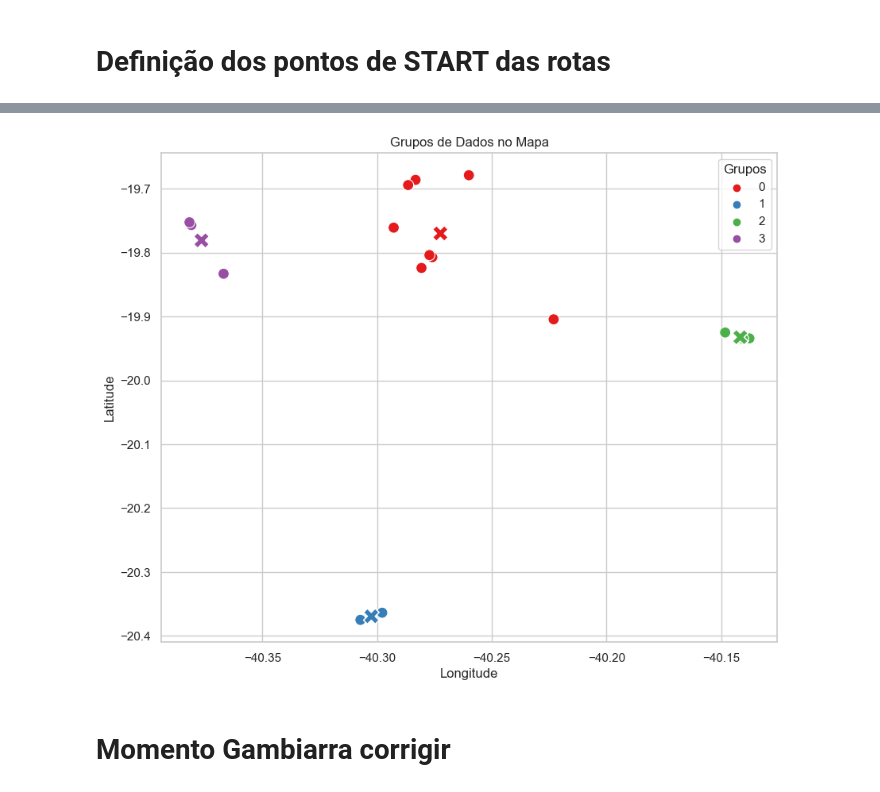
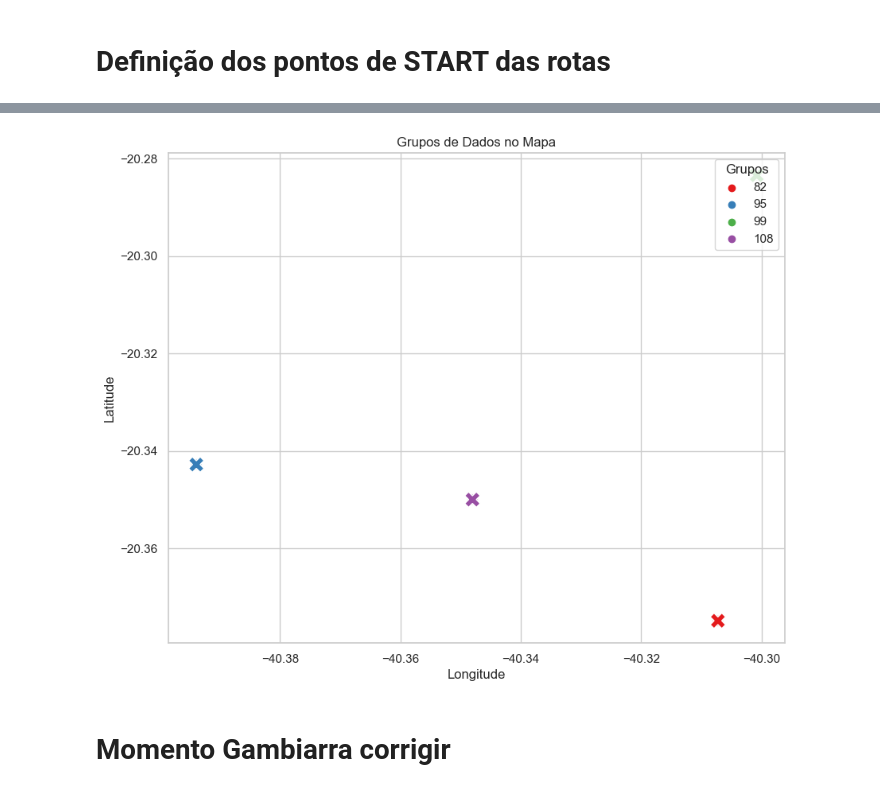
Before and after one commit to Markosalves12/Suzano, a Jupyter notebook: ROTEADOR - PROJECT.ipynb, the cells around one changed output, grey strips where cells are left out. Cells and saved outputs as stored; diff of their text form; code cells hidden in the pictures.

```diff
--- a/ROTEADOR - PROJECT.ipynb
+++ b/ROTEADOR - PROJECT.ipynb
@@ -287,5 +258,0 @@ z
-# %%
-base = 16
-resultado = calcular_proporcionais(list(z['qtd']), base)
-z['n_routs'] = resultado
-z
@@ -298,3 +259,22 @@ z
+# %%
+# Especificar o número desejado de grupos (n)
+if initialize_starting_points == True:
+    n = n_routs_desirable
+    n_clusters = int(n**0.5)
+    # Chamar a função para agrupar os dados em n grupos
+    clustered_df = cluster_data(teste[1:], n_clusters)
+    # Chamar a função para plotar os grupos no mapa
+    x = plot_clusters_on_map(clustered_df, 'lat', 'long', 'cluster')
+    y = clustered_df[['cluster', 'qtd', 'row']].groupby('cluster').sum(['qtd', 'row']).sort_values('qtd', ascending=False)
+    y = y.reset_index()
+    z = pd.merge(x, y, on='cluster')
+    z= z.assign(lat1= -19.837913)
+    z= z.assign(long1= -40.082170)
+    z['distance'] = haversine_distance(z['lat'], z['long'], z['lat1'], z['long1'])
+    z = z.sort_values('qtd', ascending=False)
+    base = n_routs_desirable
+    resultado = calcular_proporcionais(list(z['qtd']), base)
+    z['n_routs'] = resultado
 # %% [markdown]
 # Definição dos pontos de START das rotas
 # %%
@@ -322,7 +302,7 @@ if initialize_starting_points == True:
         new_df = clustered_df[clustered_df['cluster']==cluster]
         n_points = z[z['cluster']==cluster]['n_routs'].unique()[0]
     #     print(n_points)
-        best_starting_points = calculate_best_starting_points_with_destination(list(new_df['lat']), list(new_df['long']),list(new_df['qtd']), -19.837913,-40.082170, n_points)
+        best_starting_points = calculate_best_starting_points_with_destination(list(new_df['lat']), list(new_df['long']),list(new_df['qtd']), lat_depot[0],long_depot[0], n_points)
         list_to_stars_points.append(best_starting_points)
     #     display(new_df)
     #     print(best_starting_points)
@@ -330,9 +310,12 @@ if initialize_starting_points == True:
 else:
     start_latitudes = list()
     start_longitudes = list()
-    for index in teste[teste['index'].isin(starts)].index():
+    for index in teste[teste['index'].isin(starts)]['index']:
         start_latitudes.append(teste.iloc[index]['lat'])
-        start_latitudes.append(teste.iloc[index]['long'])
+        start_longitudes.append(teste.iloc[index]['long'])
+
 
 print(list_to_stars_points)
+print(start_latitudes)
+print(start_longitudes)
 # %% [output]
@@ -340,17 +340,21 @@ print(list_to_stars_points)
 # %%
 if len(list_to_stars_points) > 0:
     start_latitudes = list()
     start_longitudes = list()
     for points in list_to_stars_points:
         for point in points:
             start_latitudes.append(point[0])
             start_longitudes.append(point[1])
 
-new_df = pd.DataFrame({'lat': start_latitudes, 'long': start_longitudes})
-new_df_2 = pd.merge(new_df, clustered_df, on = ['lat', 'long'])
+    new_df = pd.DataFrame({'lat': start_latitudes, 'long': start_longitudes})
+    new_df_2 = pd.merge(new_df, clustered_df, on = ['lat', 'long'])
 
-x = plot_clusters_on_map(new_df_2, 'lat', 'long', 'cluster')
+    x = plot_clusters_on_map(new_df_2, 'lat', 'long', 'cluster')
+
+else:
+    new_df_2 = teste[teste['index'].isin(starts)]
+    x = plot_clusters_on_map(new_df_2, 'lat', 'long', 'index')
 # %% [output]
-[figure, old version]
+[figure, new version]
 # %% [markdown]
 # Momento Gambiarra corrigir
```
Also changed, not shown: parts of 50 cells of this notebook, 1 other file.
